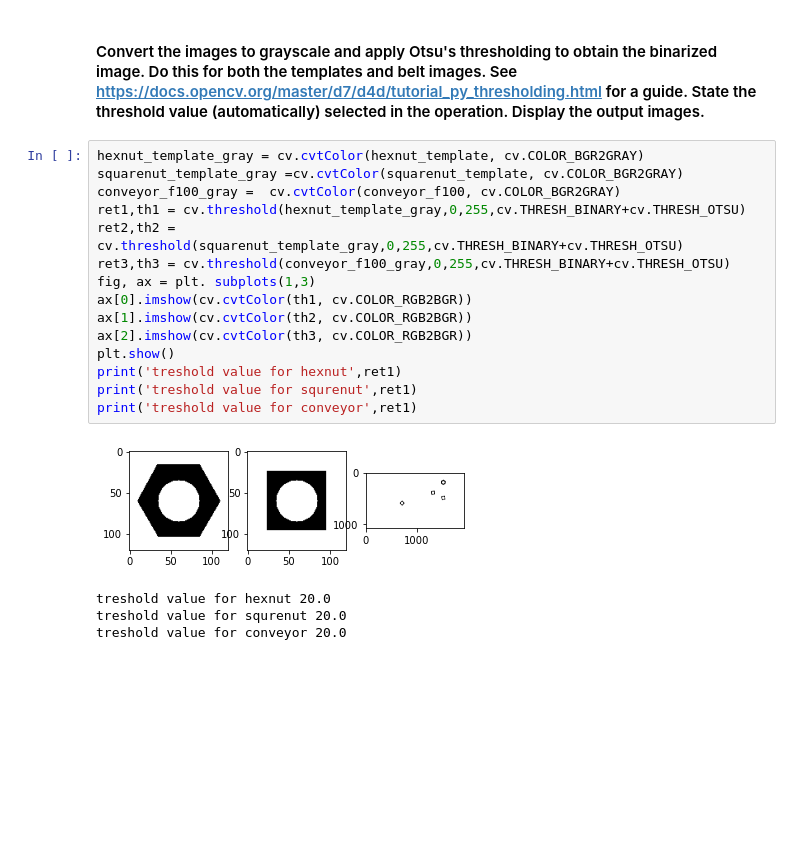
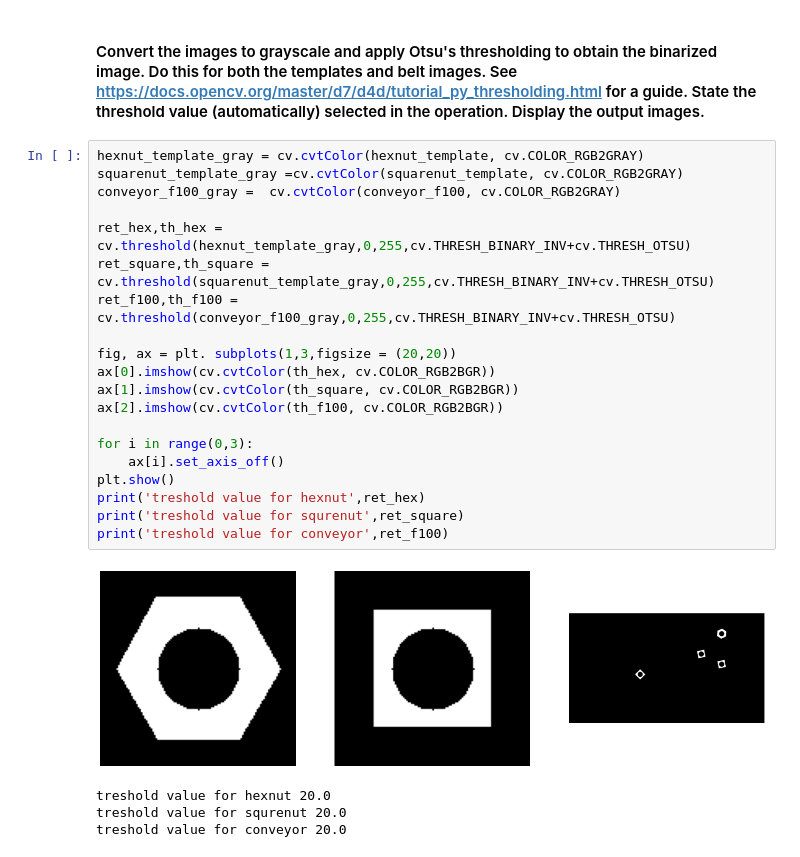
Before and after one commit to DNWidanapathiranage/-Image-Processing-and-Machine-Vision, a Jupyter notebook: Assignment3/assignment3.ipynb, the cells around one changed output. Drawn from its saved outputs; the diff is of its cells as text; blank space fills up the shorter version.

```diff
--- a/Assignment3/assignment3.ipynb
+++ b/Assignment3/assignment3.ipynb
@@ -25,22 +25,27 @@ plt.show()
 # %% [markdown]
 #### Convert the images to grayscale and apply Otsu's thresholding to obtain the binarized image. Do this for both the templates and belt images. See https://docs.opencv.org/master/d7/d4d/tutorial_py_thresholding.html for a guide. State the threshold value (automatically) selected in the operation. Display the output images.
 # %%
-hexnut_template_gray = cv.cvtColor(hexnut_template, cv.COLOR_BGR2GRAY)
-squarenut_template_gray =cv.cvtColor(squarenut_template, cv.COLOR_BGR2GRAY)
-conveyor_f100_gray =  cv.cvtColor(conveyor_f100, cv.COLOR_BGR2GRAY)
-ret1,th1 = cv.threshold(hexnut_template_gray,0,255,cv.THRESH_BINARY+cv.THRESH_OTSU)
-ret2,th2 = cv.threshold(squarenut_template_gray,0,255,cv.THRESH_BINARY+cv.THRESH_OTSU)
-ret3,th3 = cv.threshold(conveyor_f100_gray,0,255,cv.THRESH_BINARY+cv.THRESH_OTSU)
-fig, ax = plt. subplots(1,3)
-ax[0].imshow(cv.cvtColor(th1, cv.COLOR_RGB2BGR))
-ax[1].imshow(cv.cvtColor(th2, cv.COLOR_RGB2BGR))
-ax[2].imshow(cv.cvtColor(th3, cv.COLOR_RGB2BGR))
+hexnut_template_gray = cv.cvtColor(hexnut_template, cv.COLOR_RGB2GRAY)
+squarenut_template_gray =cv.cvtColor(squarenut_template, cv.COLOR_RGB2GRAY)
+conveyor_f100_gray =  cv.cvtColor(conveyor_f100, cv.COLOR_RGB2GRAY)
+
+ret_hex,th_hex = cv.threshold(hexnut_template_gray,0,255,cv.THRESH_BINARY_INV+cv.THRESH_OTSU)
+ret_square,th_square = cv.threshold(squarenut_template_gray,0,255,cv.THRESH_BINARY_INV+cv.THRESH_OTSU)
+ret_f100,th_f100 = cv.threshold(conveyor_f100_gray,0,255,cv.THRESH_BINARY_INV+cv.THRESH_OTSU)
+
+fig, ax = plt. subplots(1,3,figsize = (20,20))
+ax[0].imshow(cv.cvtColor(th_hex, cv.COLOR_RGB2BGR))
+ax[1].imshow(cv.cvtColor(th_square, cv.COLOR_RGB2BGR))
+ax[2].imshow(cv.cvtColor(th_f100, cv.COLOR_RGB2BGR))
+
+for i in range(0,3):
+    ax[i].set_axis_off()
 plt.show()
-print('treshold value for hexnut',ret1)
-print('treshold value for squrenut',ret1)
-print('treshold value for conveyor',ret1)
+print('treshold value for hexnut',ret_hex)
+print('treshold value for squrenut',ret_square)
+print('treshold value for conveyor',ret_f100)
 # %% [output]
-[figure, old version]
+[figure, new version]
 treshold value for hexnut 20.0
 treshold value for squrenut 20.0
 treshold value for conveyor 20.0
```
Also changed, not shown: parts of 6 cells of this notebook.
